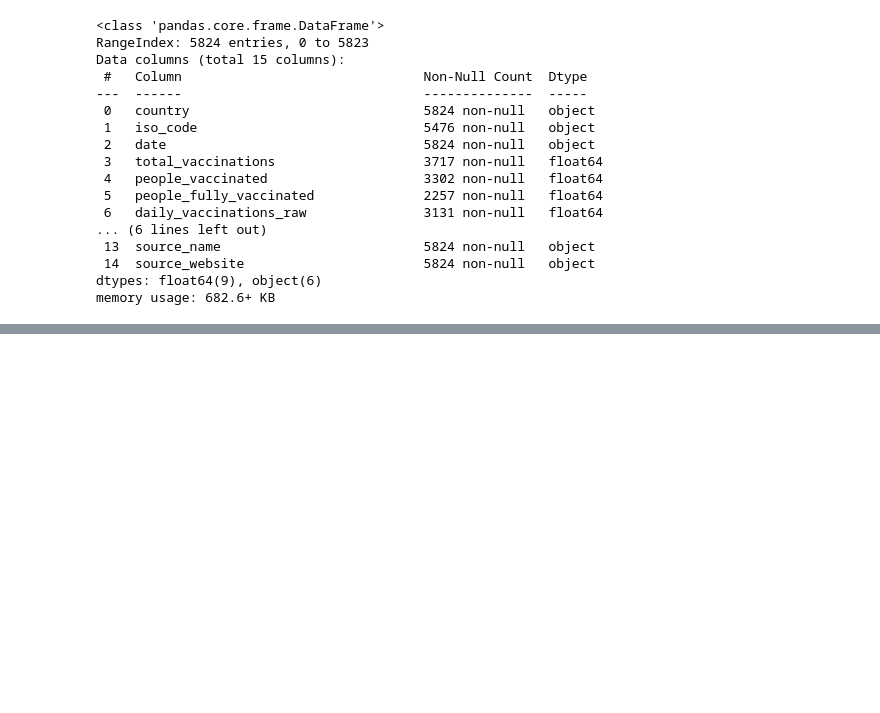
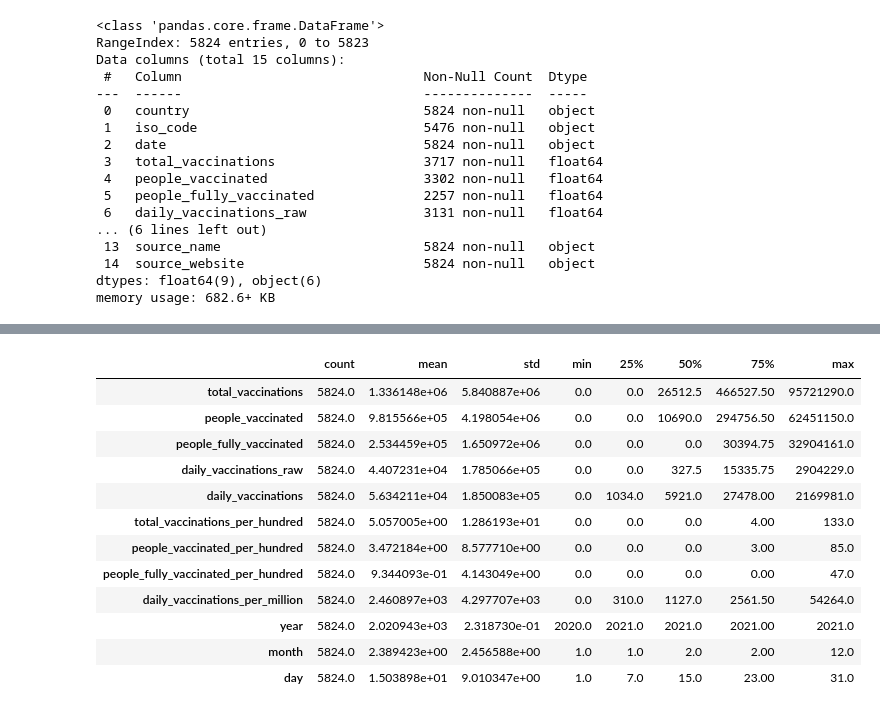
Before and after one commit to beingvikasagain/covid_19_word_vaccination, a Jupyter notebook: covid_vaccination_analysis.ipynb, the cells around one changed output, grey strips where cells are left out. Drawn from its saved outputs; the diff is of its cells as text; code cells hidden in the pictures; blank space fills up the shorter version.

```diff
--- a/covid_vaccination_analysis.ipynb
+++ b/covid_vaccination_analysis.ipynb
@@ -290,0 +197,16 @@ df_india.describe().transpose()
+# %%
+df.describe().transpose()
+# %% [output]
+|  | count | mean | std | min | 25% | 50% | 75% | max |
+| total_vaccinations | 5824.0 | 1.336148e+06 | 5.840887e+06 | 0.0 | 0.0 | 26512.5 | 466527.50 | 95721290.0 |
+| people_vaccinated | 5824.0 | 9.815566e+05 | 4.198054e+06 | 0.0 | 0.0 | 10690.0 | 294756.50 | 62451150.0 |
+| people_fully_vaccinated | 5824.0 | 2.534459e+05 | 1.650972e+06 | 0.0 | 0.0 | 0.0 | 30394.75 | 32904161.0 |
+| daily_vaccinations_raw | 5824.0 | 4.407231e+04 | 1.785066e+05 | 0.0 | 0.0 | 327.5 | 15335.75 | 2904229.0 |
+| daily_vaccinations | 5824.0 | 5.634211e+04 | 1.850083e+05 | 0.0 | 1034.0 | 5921.0 | 27478.00 | 2169981.0 |
+| total_vaccinations_per_hundred | 5824.0 | 5.057005e+00 | 1.286193e+01 | 0.0 | 0.0 | 0.0 | 4.00 | 133.0 |
+| people_vaccinated_per_hundred | 5824.0 | 3.472184e+00 | 8.577710e+00 | 0.0 | 0.0 | 0.0 | 3.00 | 85.0 |
+| people_fully_vaccinated_per_hundred | 5824.0 | 9.344093e-01 | 4.143049e+00 | 0.0 | 0.0 | 0.0 | 0.00 | 47.0 |
+| daily_vaccinations_per_million | 5824.0 | 2.460897e+03 | 4.297707e+03 | 0.0 | 310.0 | 1127.0 | 2561.50 | 54264.0 |
+| year | 5824.0 | 2.020943e+03 | 2.318730e-01 | 2020.0 | 2021.0 | 2021.0 | 2021.00 | 2021.0 |
+| month | 5824.0 | 2.389423e+00 | 2.456588e+00 | 1.0 | 1.0 | 2.0 | 2.00 | 12.0 |
+| day | 5824.0 | 1.503898e+01 | 9.010347e+00 | 1.0 | 7.0 | 15.0 | 23.00 | 31.0 |
```
Also changed, not shown: parts of 53 cells of this notebook.
